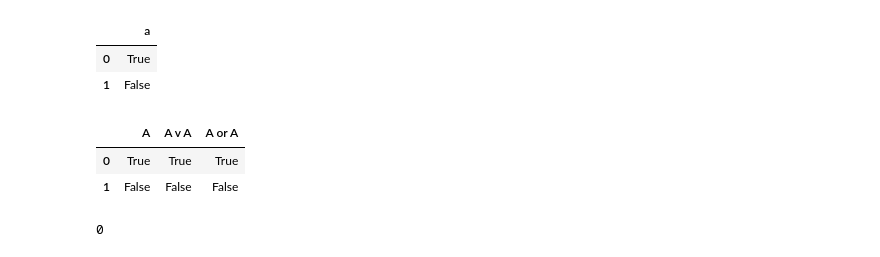
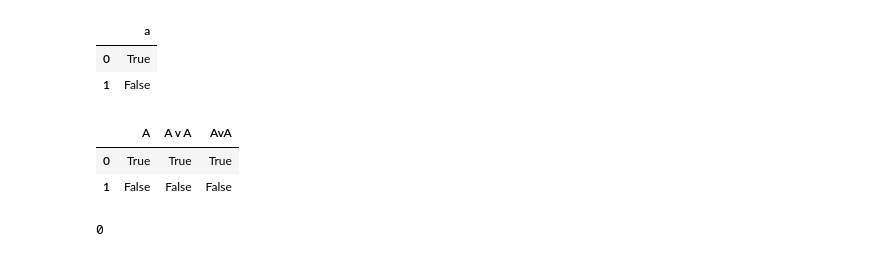
Before and after one commit to leomariga/pyTruthTable, a Jupyter notebook: logictable.ipynb, the cells around one changed output. Drawn from its saved outputs; the diff is of its cells as text; code cells hidden in the pictures.

```diff
--- a/logictable.ipynb
+++ b/logictable.ipynb
@@ -56,17 +56,15 @@ t_table.table_df
 | 0 | True |
 | 1 | False |
 # %%
-df = pd.DataFrame([A])
-
-t_table = ptt.PyTruthTable(df=df)
+t_table = ptt.PyTruthTable(["A"])
 
 t_table.append("or", 0, 0)   # Simple 'or' operation
-t_table.set_text_symbols()   # Change to text
+t_table.set_no_spacing()             # Remove spaces
 t_table.append("or", 0, 0)   # Same 'or' operation
 
 t_table.table_df
 # %% [output]
-|  | A | A v A | A or A |
+|  | A | A v A | AvA |
 | 0 | True | True | True |
 | 1 | False | False | False |
 # %%
```
Also changed, not shown: 43 other files.
